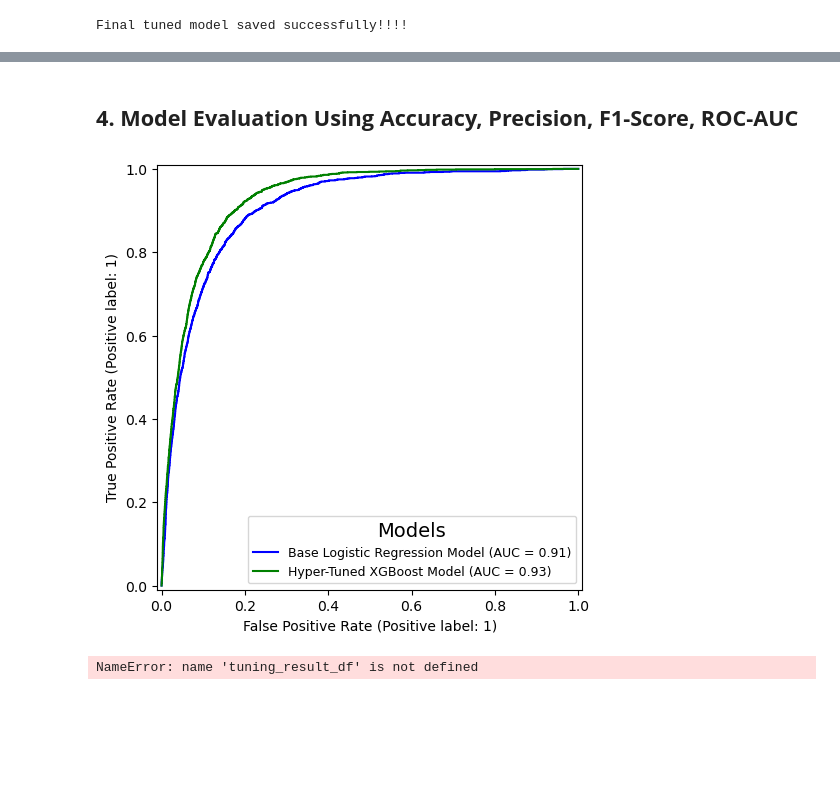
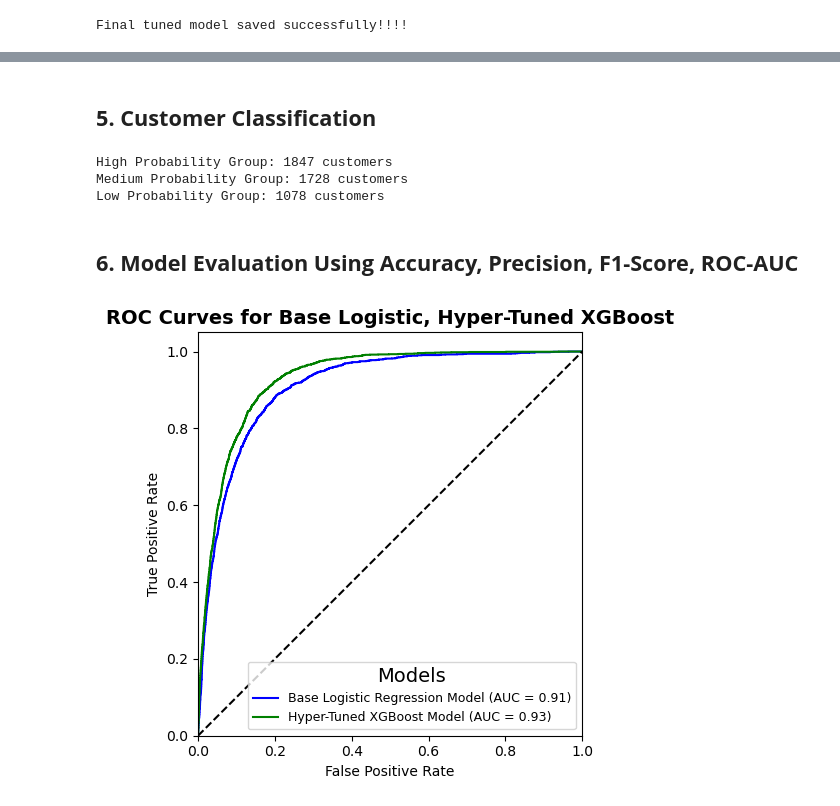
Before and after one commit to annugit1655/Bank-TeleMarketing, a Jupyter notebook: notebooks/07-model-tuning.ipynb, the cells around one changed output, grey strips where cells are left out. Cells and saved outputs as stored; diff of their text form; code cells hidden in the pictures; blank space fills up the shorter version.

```diff
--- a/notebooks/07-model-tuning.ipynb
+++ b/notebooks/07-model-tuning.ipynb
@@ -209,27 +317,71 @@ with open(final_model_file, 'rb') as file:
+# %% [markdown]
+## **5. Customer Classification**
+# %%
+# prob for class 1
+p = best_xgb.predict_proba(X_test_new)[:, 1]
+
+# create a DataFrame with a probabilities
+pred_df = X_test_new.copy()
+pred_df['predicted_proba'] = p
+
+# sort the DataFrame by predicted probabilities in descending order
+pred_df = pred_df.sort_values(by='predicted_proba', ascending=False)
+
+# Define the thresholds for categorizing groups
+high_prob_threshold = 0.8
+medium_prob_threshold = 0.5
+
+# Categorize the predicted probabilities into groups
+pred_df['group'] = pd.cut(
+    pred_df['predicted_proba'],
+    bins=[0.3, medium_prob_threshold, high_prob_threshold, 1],
+    labels=['Low', 'Medium', 'High']
+)
+
+# Analyze the groups
+high_prob_group = pred_df[pred_df['group'] == 'High']
+medium_prob_group = pred_df[pred_df['group'] == 'Medium']
+low_prob_group = pred_df[pred_df['group'] == 'Low']
+
+# Print the number of customers in each group
+print(f"High Probability Group: {len(high_prob_group)} customers")
+print(f"Medium Probability Group: {len(medium_prob_group)} customers")
+print(f"Low Probability Group: {len(low_prob_group)} customers")
+# %% [output]
+High Probability Group: 1847 customers
+Medium Probability Group: 1728 customers
+Low Probability Group: 1078 customers
 # %% [markdown]
-## **4. Model Evaluation Using Accuracy, Precision, F1-Score, ROC-AUC**
+## **6. Model Evaluation Using Accuracy, Precision, F1-Score, ROC-AUC**
 # %%
 
 base_pipeline = base_model_data
 final_pipeline = final_tuned_pipeline
 
 # Visualization of ROC Curve for both base and tuned model
 fig, ax = plt.subplots(figsize=(15, 5))
 
 # base logistic regression model
 RocCurveDisplay.from_estimator(base_pipeline, X_test_new[base_pipeline.feature_names_in_], y_test, ax=ax, name="Base Logistic Regression Model", color='blue')
 
 # tuned XGBoost model
 RocCurveDisplay.from_estimator(final_pipeline, X_test_new, y_test, ax=ax, name='Hyper-Tuned XGBoost Model', color='green')
 
+# Plot diagonal line
+ax.plot([0, 1], [0, 1], 'k--')
+
+# Set limits and labels
+ax.set_xlim([0.0, 1.0])
+ax.set_ylim([0.0, 1.05])
+ax.set_xlabel('False Positive Rate')
+ax.set_ylabel('True Positive Rate')
+ax.set_title('ROC Curves for Base Logistic, Hyper-Tuned XGBoost', fontdict={'weight': 'bold', 'size': 14})
+
+
 # legend and title
 ax.legend(loc='lower right', title='Models', fontsize=9, title_fontsize=14)
 
 plt.tight_layout()
 plt.show()
 # %% [output]
-[figure, old version]
+[figure, new version]
-# %%
-tuning_result_df
-# %% [output]
-NameError: name 'tuning_result_df' is not defined
```
Also changed, not shown: parts of 3 cells of this notebook.
